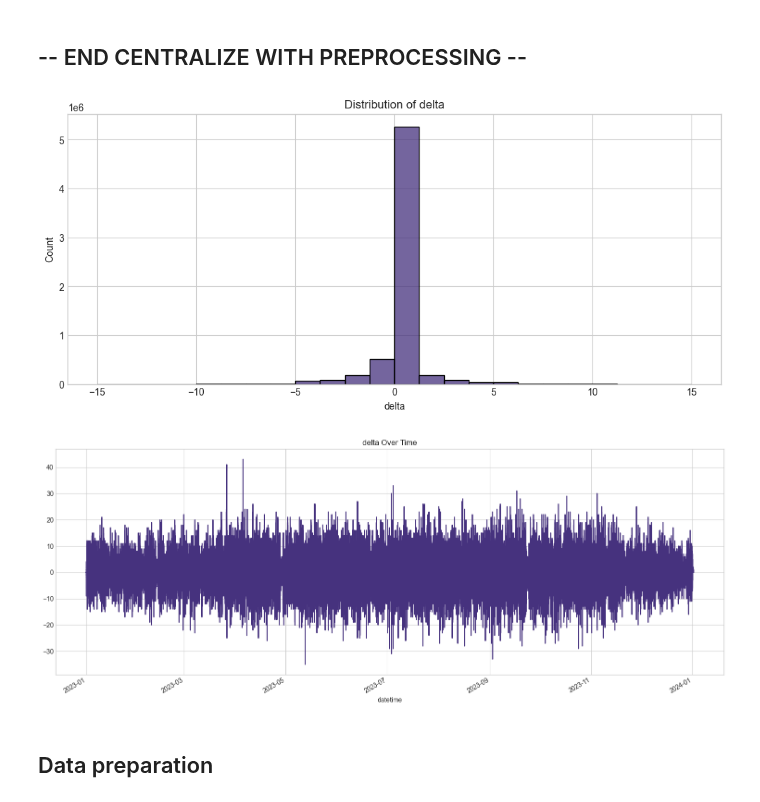
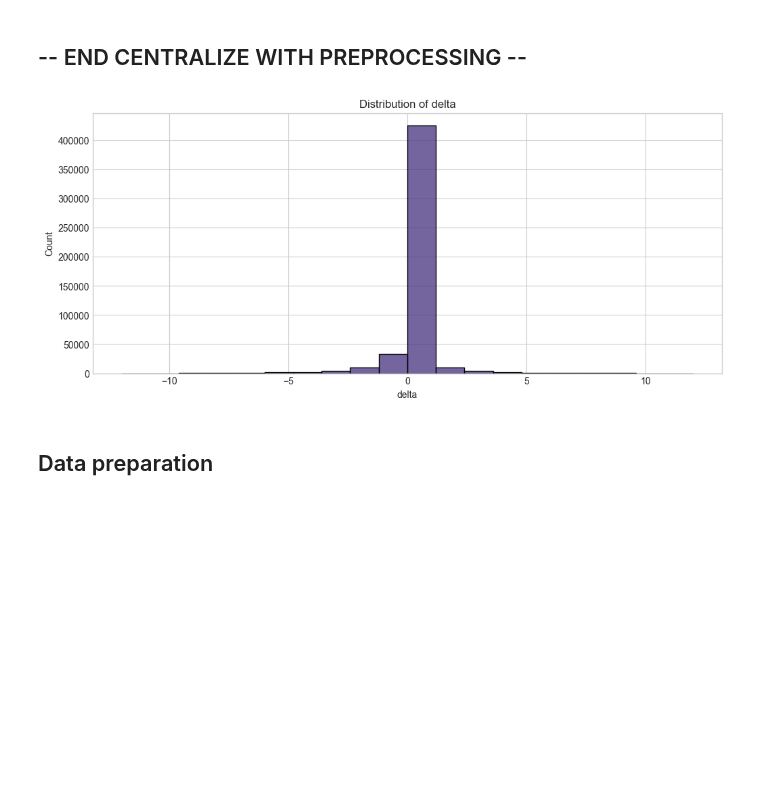
Before and after one commit to linusha/rental-bike-predictions, a Jupyter notebook: cluster_prediction.ipynb, the cells around one changed output. Drawn from its saved outputs; the diff is of its cells as text; code cells hidden in the pictures; blank space fills up the shorter version.

```diff
--- a/cluster_prediction.ipynb
+++ b/cluster_prediction.ipynb
@@ -23,8 +23,8 @@ sns.set_palette("viridis")
 **Set sample to False if you want to run algos on entire dataset**
 # %%
 CONFIG = {
-    'sample': False,
-    'sample_size': 100000,
+    'sample': True,
+    'sample_months': 1, # how many months to sample (for development)
     'random_state': 123,
     'target_col': 'delta',
     'n_jobs': 3,  # gridsearch parallelization, might need to adjust based on your system
@@ -45,7 +45,10 @@ df.rename(columns={"hour": "datetime"}, inplace=True) # rename for later use
 
 # REDUCE DATASET SIZE FOR DEVELOPMENT
 if CONFIG['sample']:
-    df = df.sample(CONFIG['sample_size'], random_state=CONFIG['random_state'])
+    months = df['datetime'].dt.month.unique()
+    random_month = random.sample(list(months), CONFIG['sample_months'])
+    df = df[df['datetime'].dt.month.isin(random_month)]
+    print(f'Sampled {CONFIG["sample_months"]} month(s): {random_month}')
 # %%
 # All remaining columns are considered numerical
 FEATURE_COLS['numerical'] = [col for col in df.columns if col not in [CONFIG['target_col']] + FEATURE_COLS['categorical'] + FEATURE_COLS['drop']]
@@ -131,19 +107,19 @@ df_processed.head()
 # %%
 # # Visualize the distribution of the target variable
 
 plt.figure(figsize=(12, 5))
-sns.histplot(df_processed[CONFIG['target_col']], binrange=(-12, 12))
+sns.histplot(df[CONFIG['target_col']], binrange=(-12, 12))
 plt.title(f'Distribution of {CONFIG["target_col"]}')
 plt.show()
 
 # Time series plot of the target
-plt.figure(figsize=(15, 6))
-df_processed.set_index('datetime')[CONFIG['target_col']].plot()
-plt.title(f'{CONFIG["target_col"]} Over Time')
-plt.tight_layout()
-plt.show()
+# Takes a while to run
+# plt.figure(figsize=(15, 6))
+# df_processed.set_index('datetime')[CONFIG['target_col']].plot()
+# plt.title(f'{CONFIG["target_col"]} Over Time')
+# plt.tight_layout()
+# plt.show()
 # %% [output]
-[figure, old version]
+[figure, new version]
-[figure, removed]
 # %% [markdown]
 ## Data preparation
```
Also changed, not shown: parts of 11 cells of this notebook.
